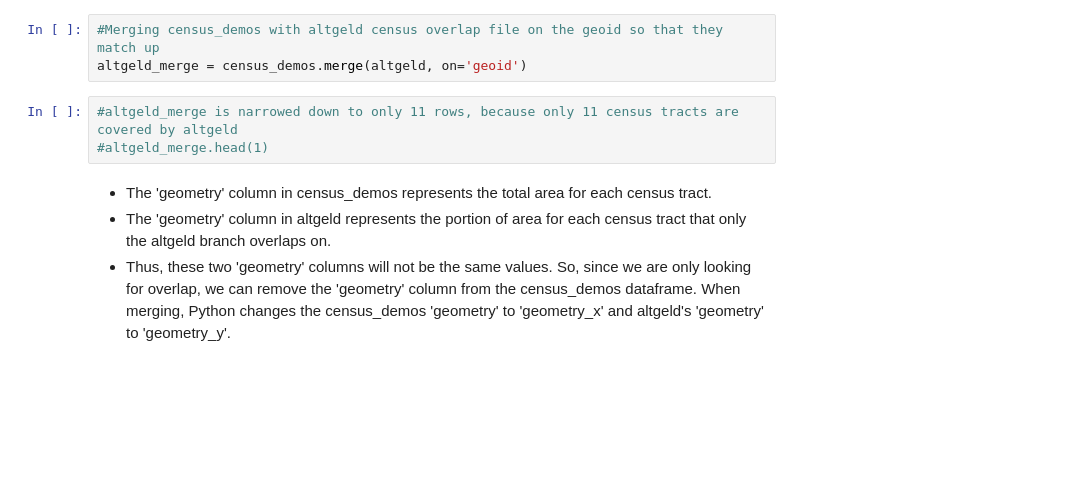
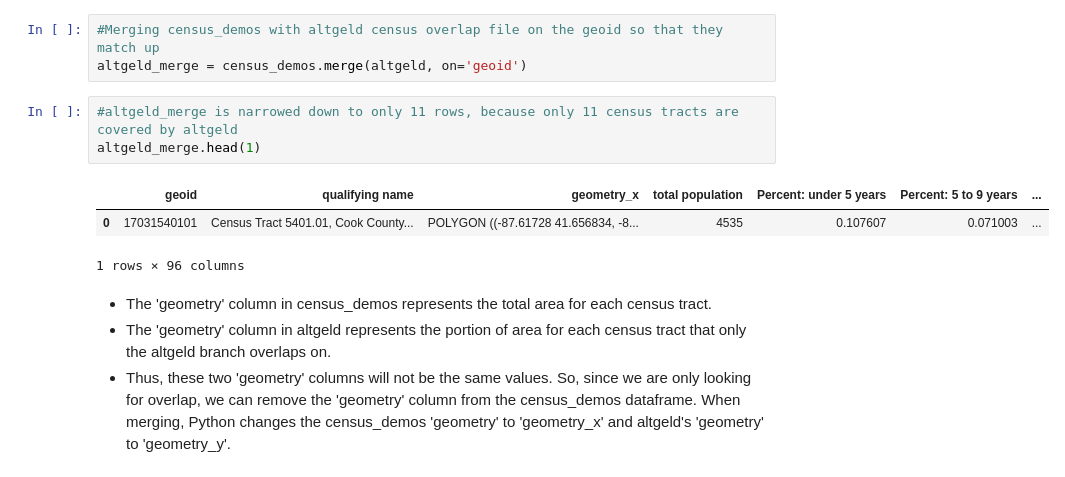
Before and after one commit to Rajvishah12/cpl_project, a Jupyter notebook: can-summer-2023/notebooks/allbranches_census_notebook.ipynb, the cells around one changed output. Drawn from its saved outputs; the diff is of its cells as text; blank space fills up the shorter version.

```diff
--- a/can-summer-2023/notebooks/allbranches_census_notebook.ipynb
+++ b/can-summer-2023/notebooks/allbranches_census_notebook.ipynb
@@ -216,7 +217,11 @@ Census data for isochrones:
 altgeld_merge = census_demos.merge(altgeld, on='geoid')
 # %%
 #altgeld_merge is narrowed down to only 11 rows, because only 11 census tracts are covered by altgeld
-#altgeld_merge.head(1)
+altgeld_merge.head(1)
+# %% [output]
+|  | geoid | qualifying name | geometry_x | total population | Percent: under 5 years | Percent: 5 to 9 years | ... |
+| 0 | 17031540101 | Census Tract 5401.01, Cook County... | POLYGON ((-87.61728 41.656834, -8... | 4535 | 0.107607 | 0.071003 | ... |
+1 rows × 96 columns
 # %% [markdown]
 - The 'geometry' column in census_demos represents the total area for each census tract.
 - The 'geometry' column in altgeld represents the portion of area for each census tract that only the altgeld branch overlaps on.
```
Also changed, not shown: parts of 5 cells of this notebook.
